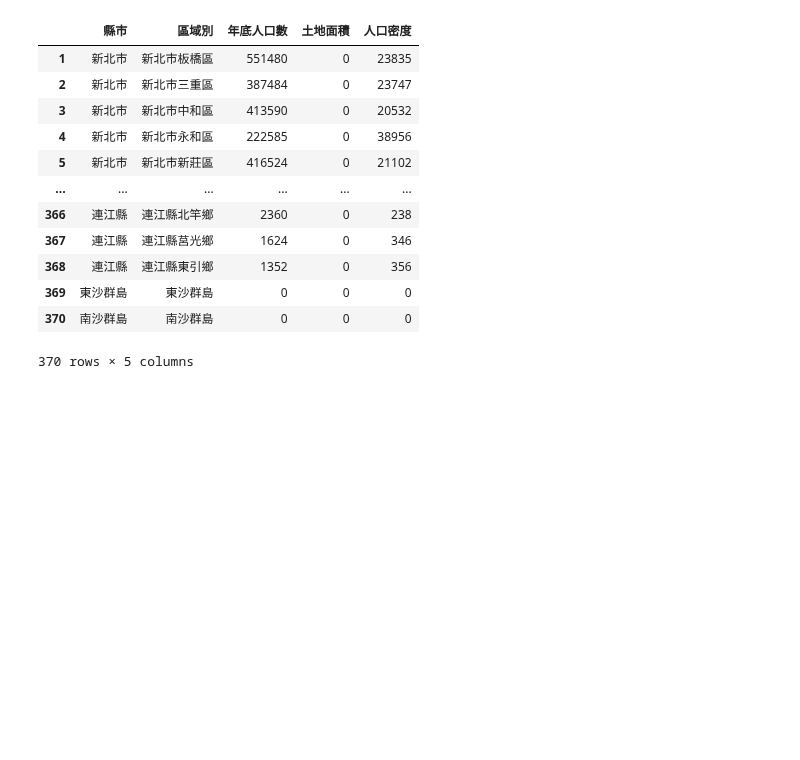
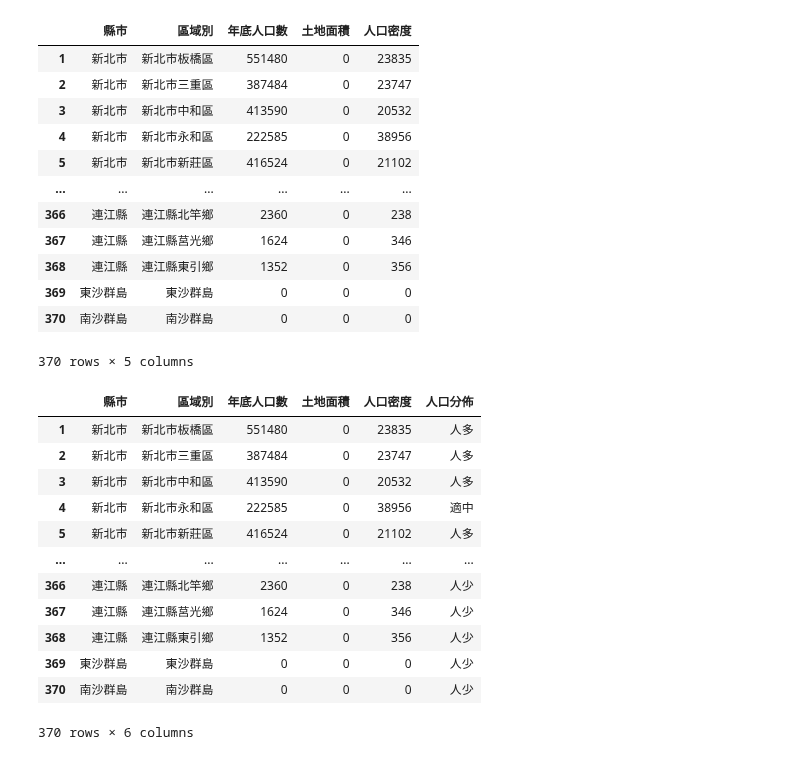
Before and after one commit to wu4fmp6/python_analysis, a Jupyter notebook: lesson8_4.ipynb, the cells around one changed output. Saved outputs shown, nothing was run; the diff lists cells and outputs as text; code cells hidden in the pictures; blank space fills up the shorter version.

```diff
--- a/lesson8_4.ipynb
+++ b/lesson8_4.ipynb
@@ -204,3 +204,28 @@ df4
 | 369 | 東沙群島 | 東沙群島 | 0 | 0 | 0 |
 | 370 | 南沙群島 | 南沙群島 | 0 | 0 | 0 |
 370 rows × 5 columns
+# %%
+def population(value:int) -> str:
+    if value > 367653:
+        return '人多'
+    elif value > 183826:
+        return '適中'
+    else:
+        return '人少'
+
+df4['人口分佈'] = df4['年底人口數'].map(population)
+df4
+# %% [output]
+|  | 縣市 | 區域別 | 年底人口數 | 土地面積 | 人口密度 | 人口分佈 |
+| 1 | 新北市 | 新北市板橋區 | 551480 | 0 | 23835 | 人多 |
+| 2 | 新北市 | 新北市三重區 | 387484 | 0 | 23747 | 人多 |
+| 3 | 新北市 | 新北市中和區 | 413590 | 0 | 20532 | 人多 |
+| 4 | 新北市 | 新北市永和區 | 222585 | 0 | 38956 | 適中 |
+| 5 | 新北市 | 新北市新莊區 | 416524 | 0 | 21102 | 人多 |
+| ... | ... | ... | ... | ... | ... | ... |
+| 366 | 連江縣 | 連江縣北竿鄉 | 2360 | 0 | 238 | 人少 |
+| 367 | 連江縣 | 連江縣莒光鄉 | 1624 | 0 | 346 | 人少 |
+| 368 | 連江縣 | 連江縣東引鄉 | 1352 | 0 | 356 | 人少 |
+| 369 | 東沙群島 | 東沙群島 | 0 | 0 | 0 | 人少 |
+| 370 | 南沙群島 | 南沙群島 | 0 | 0 | 0 | 人少 |
+370 rows × 6 columns
```
Also changed, not shown: parts of 1 cell of this notebook.
